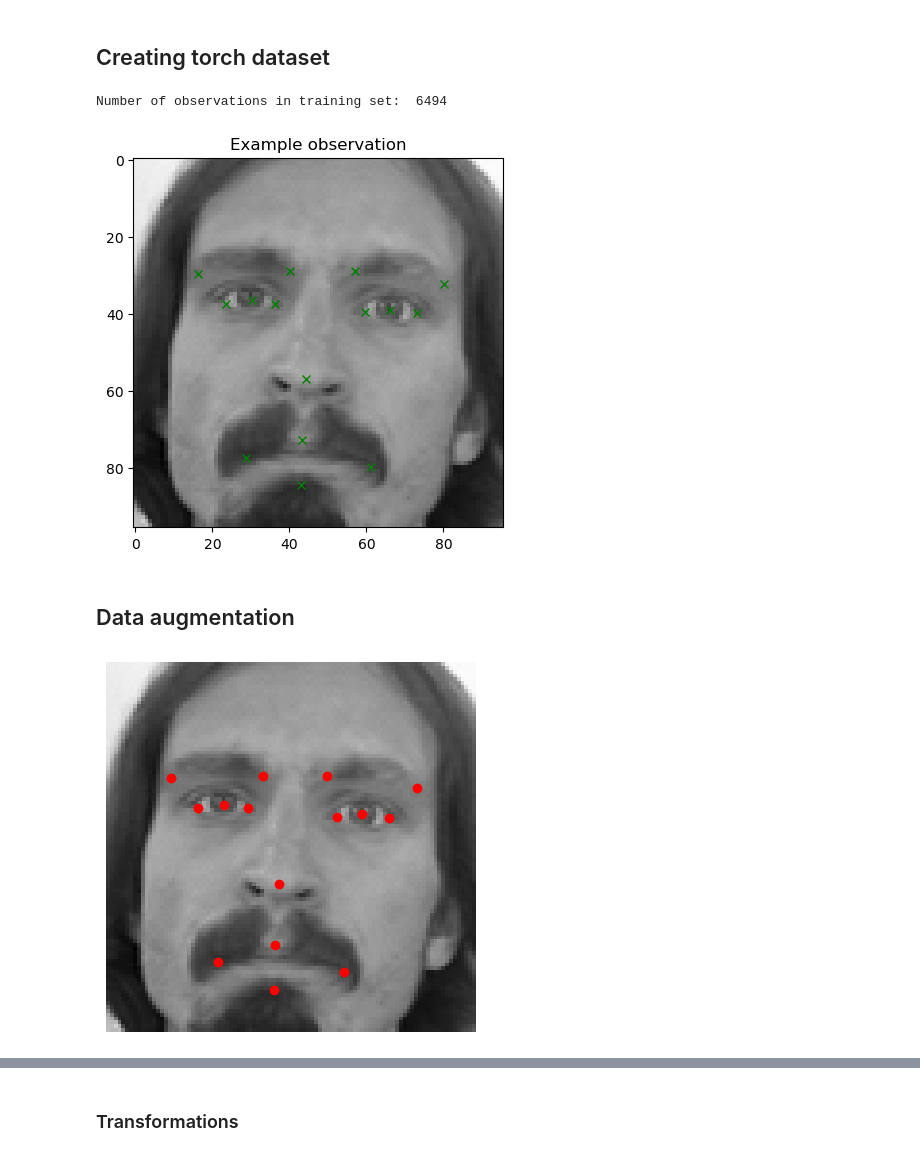
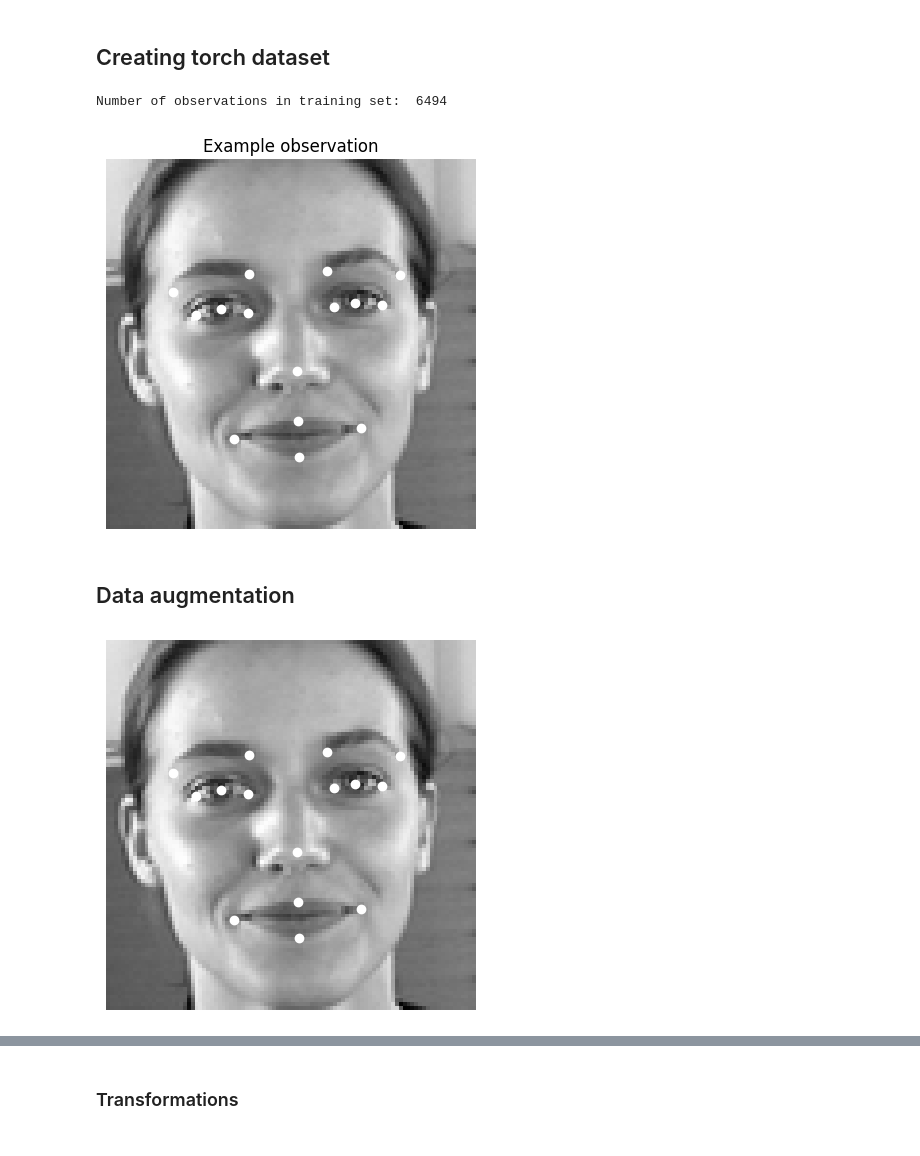
Before and after one commit to WJakubowsk/facial_keypoints_detection, a Jupyter notebook: notebooks/pipeline.ipynb, the cells around one changed output, grey strips where cells are left out. Cells and saved outputs as stored; diff of their text form; code cells hidden in the pictures.

```diff
--- a/notebooks/pipeline.ipynb
+++ b/notebooks/pipeline.ipynb
@@ -182,22 +171,23 @@ for i in range(16):
 # %%
 dataset = FacialKeypointsDataset(df_train)
 print("Number of observations in training set: ", len(dataset))
-datapoint = dataset[0]
+datapoint = dataset[9]
 img = datapoint['image']
 keypoints = datapoint['keypoints']
 plt.imshow(img, cmap='gray')
-plt.plot(keypoints[0::2], keypoints[1::2], 'gx')
+plt.plot(keypoints[0::2], keypoints[1::2], 'wo')
 plt.title("Example observation")
+plt.axis("off")
 plt.show()
 # %% [output]
 Number of observations in training set:  6494
-[figure, old version]
+[figure, new version]
 # %% [markdown]
 ## Data augmentation
 # %%
 show_image_with_keypoints(datapoint["image"], datapoint["keypoints"].reshape(15,2))
 # %% [output]
-[figure, old version]
+[figure, new version]
 # %%
 image, keypoints = datapoint["image"], datapoint["keypoints"]
 keypoints_columns = df_train.columns[:-1]
```
Also changed, not shown: parts of 34 cells of this notebook.
